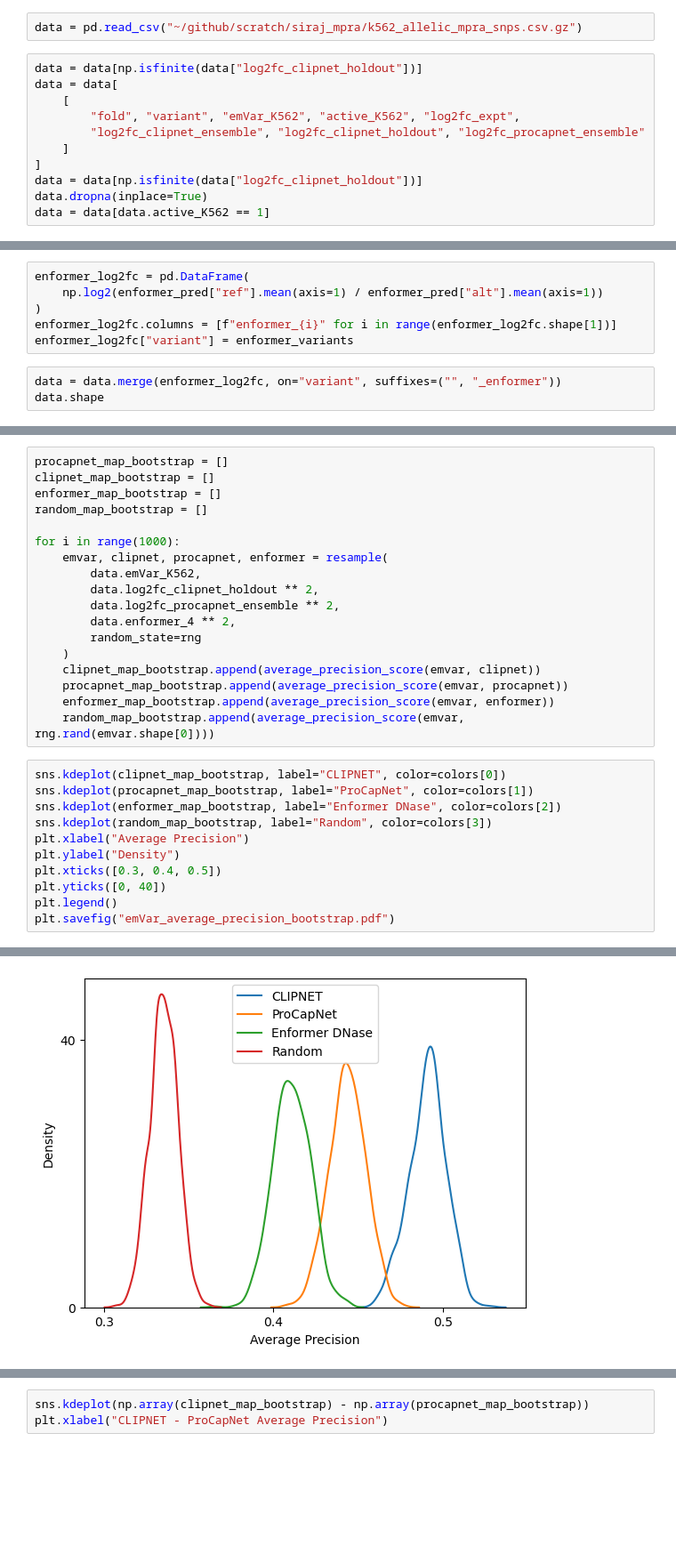
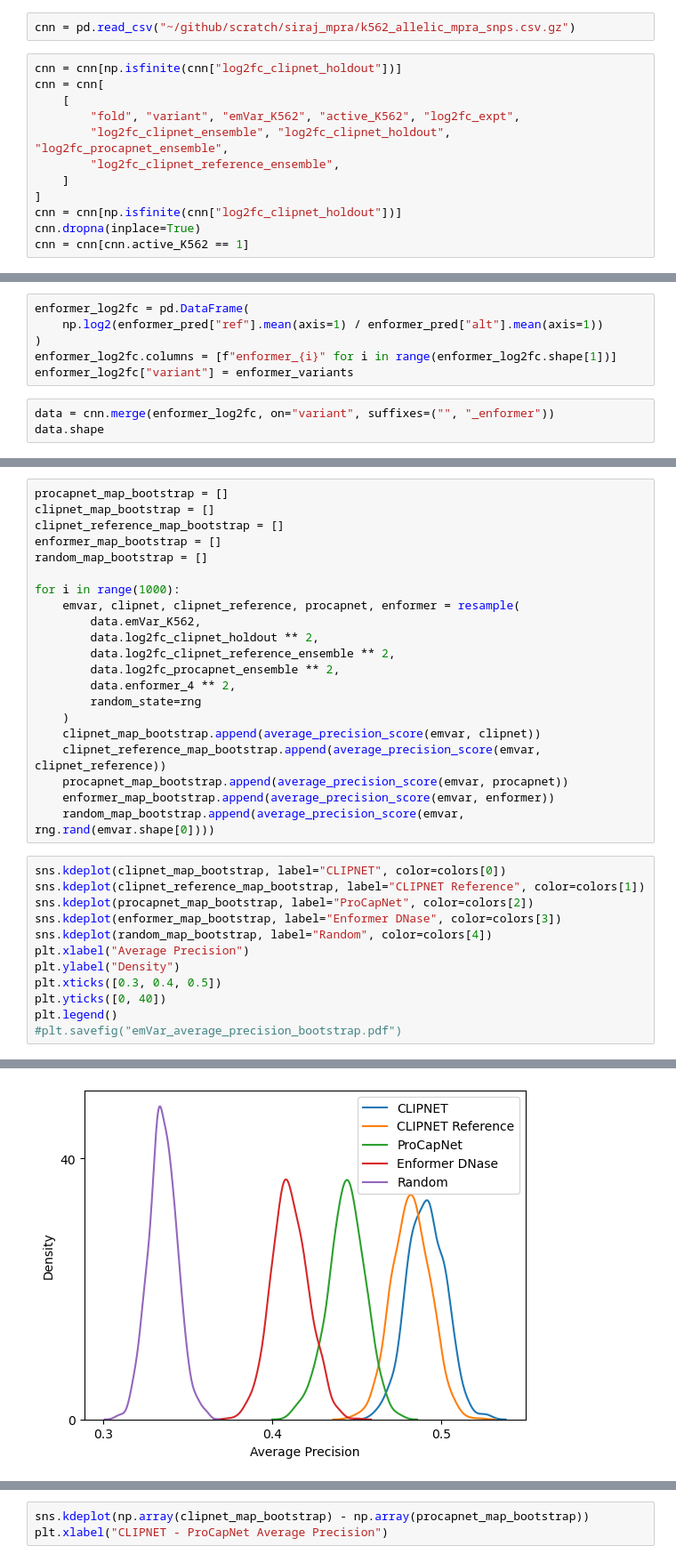
Before and after one commit to Danko-Lab/clipnet_k562, a Jupyter notebook: siraj_mpra/emvar_prediction_all_evals.ipynb, the cells around one changed output, grey strips where cells are left out. Shown: that part at 89% size. Drawn from its saved outputs; the diff is of its cells as text; blank space fills up the shorter version.

Commit message:
updated emvar prediction

```diff
--- a/siraj_mpra/emvar_prediction_all_evals.ipynb
+++ b/siraj_mpra/emvar_prediction_all_evals.ipynb
@@ -54,18 +54,19 @@ scp cbsu:/home2/ayh8/clipnet_k562/data/mpra/k562_allelic_mpra_snps.csv.gz ~/gith
 scp cbsu:/home2/ayh8/clipnet_k562/data/mpra/media-3_oligos_snps_cleaned_enformer_windows_holdouts.bed.gz         ~/github/scratch/siraj_mpra
 scp cbsu:/home2/ayh8/clipnet_k562/data/mpra/k562_mpra_snps_enformer_center.npz ~/github/scratch/siraj_mpra
 # %%
-data = pd.read_csv("~/github/scratch/siraj_mpra/k562_allelic_mpra_snps.csv.gz")
+cnn = pd.read_csv("~/github/scratch/siraj_mpra/k562_allelic_mpra_snps.csv.gz")
 # %%
-data = data[np.isfinite(data["log2fc_clipnet_holdout"])]
-data = data[
+cnn = cnn[np.isfinite(cnn["log2fc_clipnet_holdout"])]
+cnn = cnn[
     [
         "fold", "variant", "emVar_K562", "active_K562", "log2fc_expt",
-        "log2fc_clipnet_ensemble", "log2fc_clipnet_holdout", "log2fc_procapnet_ensemble"
+        "log2fc_clipnet_ensemble", "log2fc_clipnet_holdout", "log2fc_procapnet_ensemble",
+        "log2fc_clipnet_reference_ensemble",
     ]
 ]
-data = data[np.isfinite(data["log2fc_clipnet_holdout"])]
-data.dropna(inplace=True)
-data = data[data.active_K562 == 1]
+cnn = cnn[np.isfinite(cnn["log2fc_clipnet_holdout"])]
+cnn.dropna(inplace=True)
+cnn = cnn[cnn.active_K562 == 1]
 # %%
 enformer_pred = np.load("/Users/adamhe/github/scratch/siraj_mpra/k562_mpra_snps_enformer_center.npz")
 enformer_variants = pd.read_csv(
@@ -80,6 +81,6 @@ enformer_log2fc = pd.DataFrame(
 enformer_log2fc.columns = [f"enformer_{i}" for i in range(enformer_log2fc.shape[1])]
 enformer_log2fc["variant"] = enformer_variants
 # %%
-data = data.merge(enformer_log2fc, on="variant", suffixes=("", "_enformer"))
+data = cnn.merge(enformer_log2fc, on="variant", suffixes=("", "_enformer"))
 data.shape
 # %% [output]
@@ -114,30 +119,34 @@ for i in range(9):
 # %%
 procapnet_map_bootstrap = []
 clipnet_map_bootstrap = []
+clipnet_reference_map_bootstrap = []
 enformer_map_bootstrap = []
 random_map_bootstrap = []
 
 for i in range(1000):
-    emvar, clipnet, procapnet, enformer = resample(
+    emvar, clipnet, clipnet_reference, procapnet, enformer = resample(
         data.emVar_K562,
         data.log2fc_clipnet_holdout ** 2,
+        data.log2fc_clipnet_reference_ensemble ** 2,
         data.log2fc_procapnet_ensemble ** 2,
         data.enformer_4 ** 2,
         random_state=rng
     )
     clipnet_map_bootstrap.append(average_precision_score(emvar, clipnet))
+    clipnet_reference_map_bootstrap.append(average_precision_score(emvar, clipnet_reference))
     procapnet_map_bootstrap.append(average_precision_score(emvar, procapnet))
     enformer_map_bootstrap.append(average_precision_score(emvar, enformer))
     random_map_bootstrap.append(average_precision_score(emvar, rng.rand(emvar.shape[0])))
 # %%
 sns.kdeplot(clipnet_map_bootstrap, label="CLIPNET", color=colors[0])
-sns.kdeplot(procapnet_map_bootstrap, label="ProCapNet", color=colors[1])
-sns.kdeplot(enformer_map_bootstrap, label="Enformer DNase", color=colors[2])
-sns.kdeplot(random_map_bootstrap, label="Random", color=colors[3])
+sns.kdeplot(clipnet_reference_map_bootstrap, label="CLIPNET Reference", color=colors[1])
+sns.kdeplot(procapnet_map_bootstrap, label="ProCapNet", color=colors[2])
+sns.kdeplot(enformer_map_bootstrap, label="Enformer DNase", color=colors[3])
+sns.kdeplot(random_map_bootstrap, label="Random", color=colors[4])
 plt.xlabel("Average Precision")
 plt.ylabel("Density")
 plt.xticks([0.3, 0.4, 0.5])
 plt.yticks([0, 40])
 plt.legend()
-plt.savefig("emVar_average_precision_bootstrap.pdf")
+#plt.savefig("emVar_average_precision_bootstrap.pdf")
 # %% [output]
@@ -144,4 +154,4 @@ plt.savefig("emVar_average_precision_bootstrap.pdf")
-[figure, old version]
+[figure, new version]
 # %%
 #wilcoxon(procapnet_map_bootstrap, clipnet_map_bootstrap)
 #wilcoxon(enformer_map_bootstrap, clipnet_map_bootstrap)
```
Also changed, not shown: parts of 8 cells of this notebook, 2 other files.
